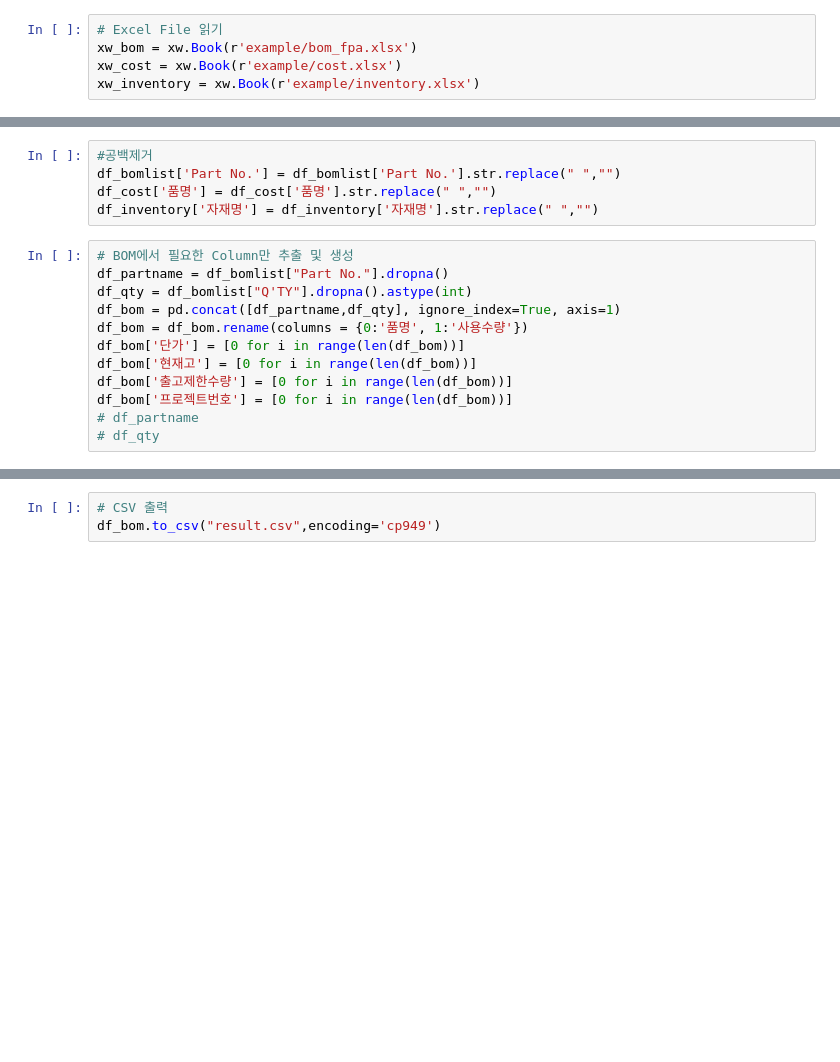
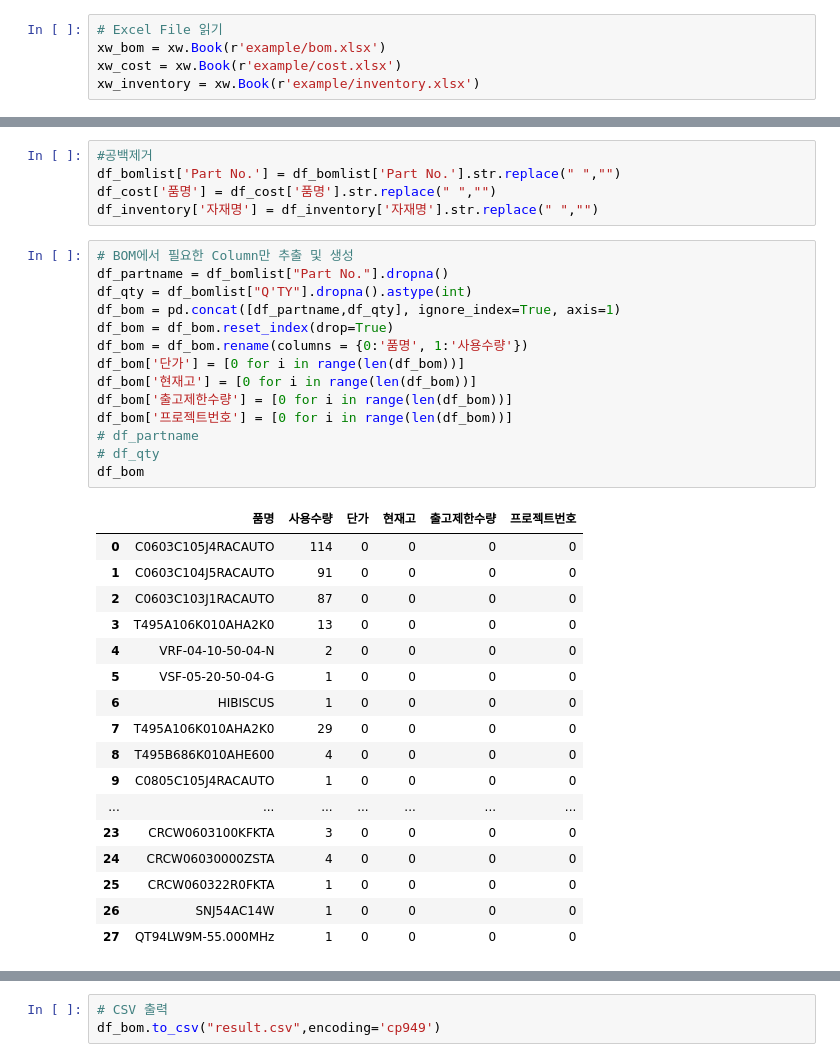
Before and after one commit to AriesKo/py_part_inventory_and_cost, a Jupyter notebook: py_part_inventroy_and_cost.ipynb, the cells around one changed output, grey strips where cells are left out. Drawn from its saved outputs; the diff is of its cells as text; blank space fills up the shorter version.

Commit message:
index 초기화 코드 추가

```diff
--- a/py_part_inventroy_and_cost.ipynb
+++ b/py_part_inventroy_and_cost.ipynb
@@ -6,7 +6,7 @@ import pandas as pd
 # pd.options.mode.copy_on_write = True
 # %%
 # Excel File 읽기
-xw_bom = xw.Book(r'example/bom_fpa.xlsx')
+xw_bom = xw.Book(r'example/bom.xlsx')
 xw_cost = xw.Book(r'example/cost.xlsx')
 xw_inventory = xw.Book(r'example/inventory.xlsx')
 # %%
@@ -27,15 +27,35 @@ df_inventory['자재명'] = df_inventory['자재명'].str.replace(" ","")
 # %%
 # BOM에서 필요한 Column만 추출 및 생성
 df_partname = df_bomlist["Part No."].dropna()
 df_qty = df_bomlist["Q'TY"].dropna().astype(int)
 df_bom = pd.concat([df_partname,df_qty], ignore_index=True, axis=1)
+df_bom = df_bom.reset_index(drop=True)
 df_bom = df_bom.rename(columns = {0:'품명', 1:'사용수량'})
 df_bom['단가'] = [0 for i in range(len(df_bom))]
 df_bom['현재고'] = [0 for i in range(len(df_bom))]
 df_bom['출고제한수량'] = [0 for i in range(len(df_bom))]
 df_bom['프로젝트번호'] = [0 for i in range(len(df_bom))]
 # df_partname
 # df_qty
+df_bom
+# %% [output]
+|  | 품명 | 사용수량 | 단가 | 현재고 | 출고제한수량 | 프로젝트번호 |
+| 0 | C0603C105J4RACAUTO | 114 | 0 | 0 | 0 | 0 |
+| 1 | C0603C104J5RACAUTO | 91 | 0 | 0 | 0 | 0 |
+| 2 | C0603C103J1RACAUTO | 87 | 0 | 0 | 0 | 0 |
+| 3 | T495A106K010AHA2K0 | 13 | 0 | 0 | 0 | 0 |
+| 4 | VRF-04-10-50-04-N | 2 | 0 | 0 | 0 | 0 |
+| 5 | VSF-05-20-50-04-G | 1 | 0 | 0 | 0 | 0 |
+| 6 | HIBISCUS | 1 | 0 | 0 | 0 | 0 |
+| 7 | T495A106K010AHA2K0 | 29 | 0 | 0 | 0 | 0 |
+| 8 | T495B686K010AHE600 | 4 | 0 | 0 | 0 | 0 |
+| 9 | C0805C105J4RACAUTO | 1 | 0 | 0 | 0 | 0 |
+| ... | ... | ... | ... | ... | ... | ... |
+| 23 | CRCW0603100KFKTA | 3 | 0 | 0 | 0 | 0 |
+| 24 | CRCW06030000ZSTA | 4 | 0 | 0 | 0 | 0 |
+| 25 | CRCW060322R0FKTA | 1 | 0 | 0 | 0 | 0 |
+| 26 | SNJ54AC14W | 1 | 0 | 0 | 0 | 0 |
+| 27 | QT94LW9M-55.000MHz | 1 | 0 | 0 | 0 | 0 |
 # %%
 # 단가 추가
 for k in range(len(df_bom)):
```
Also changed, not shown: parts of 2 cells of this notebook, 1 other file.
